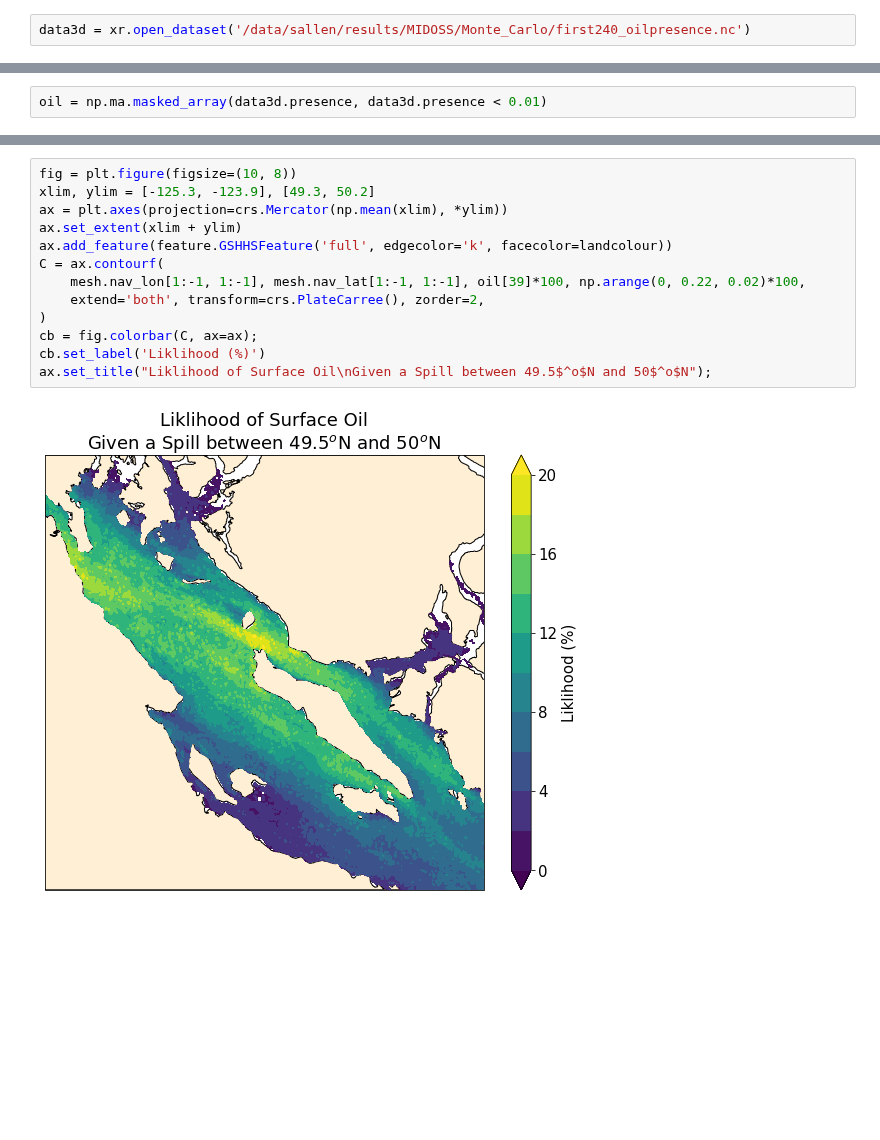
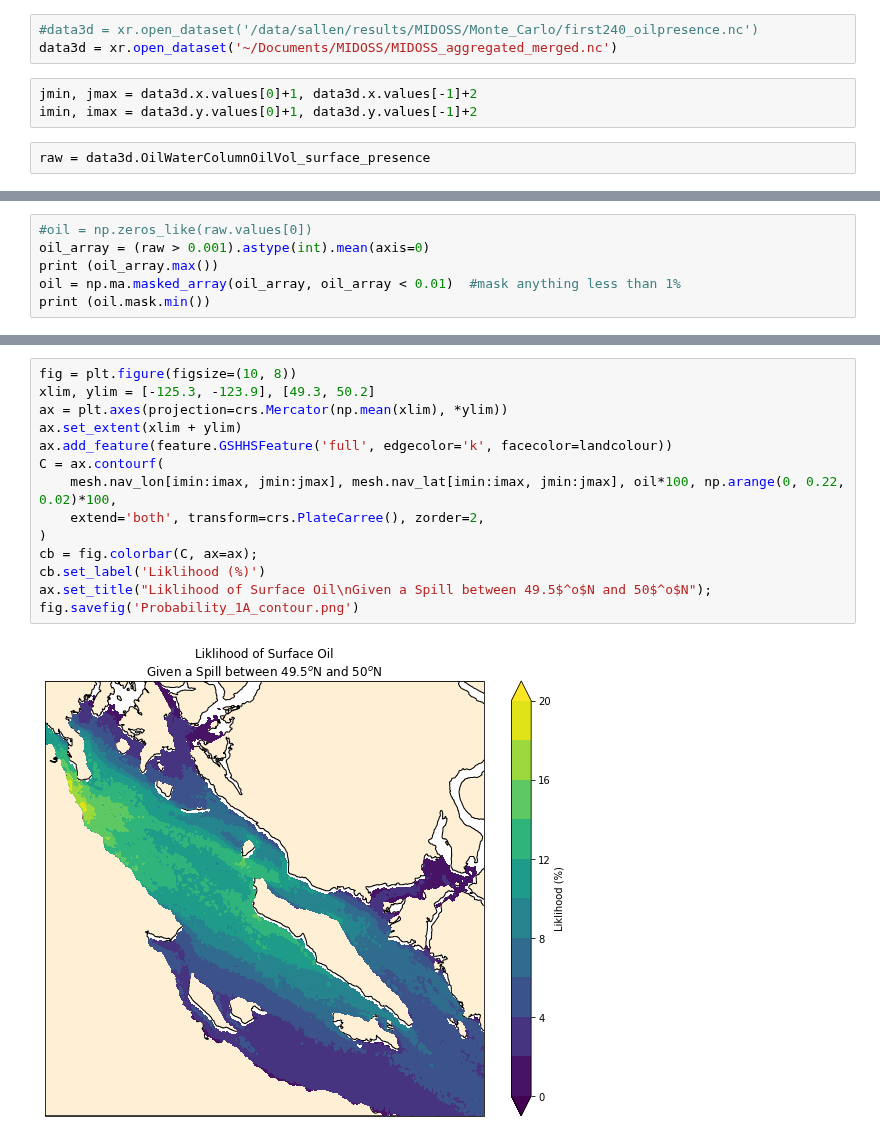
Before and after one commit to MIDOSS/Visualization, a Jupyter notebook: OilPresence-LonLat.ipynb, the cells around one changed output, grey strips where cells are left out. Saved outputs shown, nothing was run; the diff lists cells and outputs as text; blank space fills up the shorter version.

```diff
--- a/OilPresence-LonLat.ipynb
+++ b/OilPresence-LonLat.ipynb
@@ -29,3 +25,9 @@ mesh = xr.open_dataset('~/MEOPAR/grid/mesh_mask201702.nc')
 tmask = 1- mesh.tmask[0, 0]
 # %%
-data3d = xr.open_dataset('/data/sallen/results/MIDOSS/Monte_Carlo/first240_oilpresence.nc')
+#data3d = xr.open_dataset('/data/sallen/results/MIDOSS/Monte_Carlo/first240_oilpresence.nc')
+data3d = xr.open_dataset('~/Documents/MIDOSS/MIDOSS_aggregated_merged.nc')
+# %%
+jmin, jmax = data3d.x.values[0]+1, data3d.x.values[-1]+2
+imin, imax = data3d.y.values[0]+1, data3d.y.values[-1]+2
+# %%
+raw = data3d.OilWaterColumnOilVol_surface_presence
@@ -32,2 +36,6 @@ data3d = xr.open_dataset('/data/sallen/results/MIDOSS/Monte_Carlo/first240_oilpr
 # %%
-oil = np.ma.masked_array(data3d.presence, data3d.presence < 0.01)
+#oil = np.zeros_like(raw.values[0])
+oil_array = (raw > 0.001).astype(int).mean(axis=0)
+print (oil_array.max())
+oil = np.ma.masked_array(oil_array, oil_array < 0.01)  #mask anything less than 1%
+print (oil.mask.min())
@@ -34,15 +59,16 @@ oil = np.ma.masked_array(data3d.presence, data3d.presence < 0.01)
 # %%
 fig = plt.figure(figsize=(10, 8))
 xlim, ylim = [-125.3, -123.9], [49.3, 50.2]
 ax = plt.axes(projection=crs.Mercator(np.mean(xlim), *ylim))
 ax.set_extent(xlim + ylim)
 ax.add_feature(feature.GSHHSFeature('full', edgecolor='k', facecolor=landcolour))
 C = ax.contourf(
-    mesh.nav_lon[1:-1, 1:-1], mesh.nav_lat[1:-1, 1:-1], oil[39]*100, np.arange(0, 0.22, 0.02)*100,
+    mesh.nav_lon[imin:imax, jmin:jmax], mesh.nav_lat[imin:imax, jmin:jmax], oil*100, np.arange(0, 0.22, 0.02)*100,
     extend='both', transform=crs.PlateCarree(), zorder=2,
 )
 cb = fig.colorbar(C, ax=ax);
 cb.set_label('Liklihood (%)')
 ax.set_title("Liklihood of Surface Oil\nGiven a Spill between 49.5$^o$N and 50$^o$N");
+fig.savefig('Probability_1A_contour.png')
 # %% [output]
-[figure, old version]
+[figure, new version]
```
Also changed, not shown: parts of 8 cells of this notebook, 2 other files.
